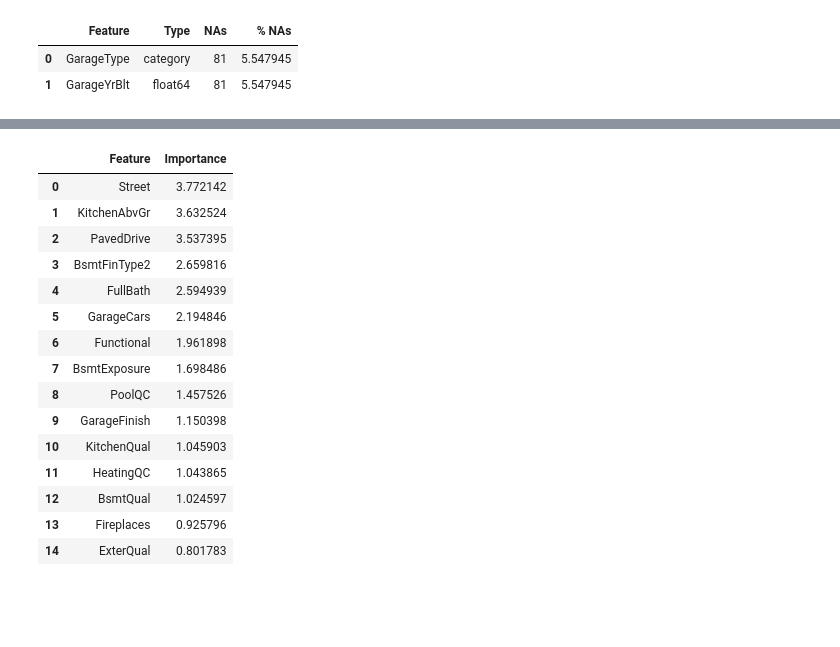
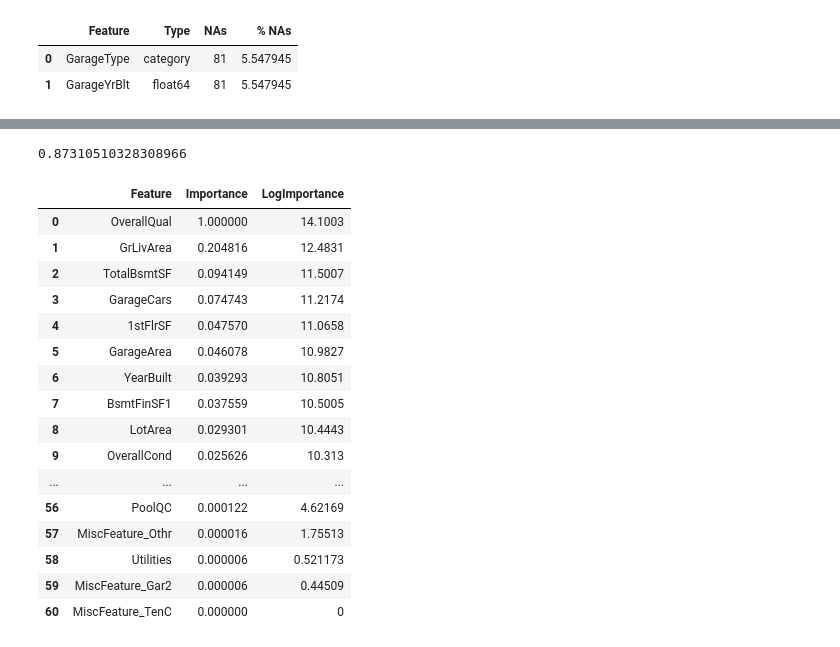
Before and after one commit to Hodapp87/kaggle-house-prices, a Jupyter notebook: Scratch for House Prices competition on Kaggle.ipynb, the cells around one changed output, grey strips where cells are left out. Drawn from its saved outputs; the diff is of its cells as text; code cells hidden in the pictures; blank space fills up the shorter version.

```diff
--- a/Scratch for House Prices competition on Kaggle.ipynb
+++ b/Scratch for House Prices competition on Kaggle.ipynb
@@ -433,28 +461,39 @@ for c in ("GarageYrBlt", "Id", "SalePrice"):
-# %%
-train_X = train[cols_numerical]
-train_Y = train["SalePrice"]
-imp = sklearn.feature_selection.mutual_info_classif(train_X, train_Y)
-mutual_info = pandas.DataFrame({"Feature": cols_numerical}).\
-    assign(Importance=imp).\
-    sort_values("Importance", ascending=False).\
-    reset_index(drop=True)
-mutual_info.head(15)
-# %% [output]
-|  | Feature | Importance |
-| 0 | Street | 3.772142 |
-| 1 | KitchenAbvGr | 3.632524 |
-| 2 | PavedDrive | 3.537395 |
-| 3 | BsmtFinType2 | 2.659816 |
-| 4 | FullBath | 2.594939 |
-| 5 | GarageCars | 2.194846 |
-| 6 | Functional | 1.961898 |
-| 7 | BsmtExposure | 1.698486 |
-| 8 | PoolQC | 1.457526 |
-| 9 | GarageFinish | 1.150398 |
-| 10 | KitchenQual | 1.045903 |
-| 11 | HeatingQC | 1.043865 |
-| 12 | BsmtQual | 1.024597 |
-| 13 | Fireplaces | 0.925796 |
-| 14 | ExterQual | 0.801783 |
+# %%
+train_X = train[cols_numerical]
+train_Y = train["LogSalePrice"]
+rf = sklearn.ensemble.RandomForestRegressor(
+    n_estimators=1000, n_jobs=-1, oob_score=True, random_state=12348)
+rf = rf.fit(train_X, train_Y)
+rf.oob_score_
+# %% [output]
+0.87310510328308966
+# %%
+features = pandas.DataFrame(
+    {"Feature": list(train_X.columns),
+     "Importance": rf.feature_importances_}).\
+    sort_values("Importance", ascending=False).\
+    reset_index(drop=True).\
+    assign(LogImportance = numpy.log(features.Importance)).\
+    assign(LogImportance = features.LogImportance - min(features.LogImportance))
+features.Importance /= features.Importance.iloc[0]
+features.style.format({"Importance": "{:.6f}"})
+# %% [output]
+|  | Feature | Importance | LogImportance |
+| 0 | OverallQual | 1.000000 | 14.1003 |
+| 1 | GrLivArea | 0.204816 | 12.4831 |
+| 2 | TotalBsmtSF | 0.094149 | 11.5007 |
+| 3 | GarageCars | 0.074743 | 11.2174 |
+| 4 | 1stFlrSF | 0.047570 | 11.0658 |
+| 5 | GarageArea | 0.046078 | 10.9827 |
+| 6 | YearBuilt | 0.039293 | 10.8051 |
+| 7 | BsmtFinSF1 | 0.037559 | 10.5005 |
+| 8 | LotArea | 0.029301 | 10.4443 |
+| 9 | OverallCond | 0.025626 | 10.313 |
+| ... | ... | ... | ... |
+| 56 | PoolQC | 0.000122 | 4.62169 |
+| 57 | MiscFeature_Othr | 0.000016 | 1.75513 |
+| 58 | Utilities | 0.000006 | 0.521173 |
+| 59 | MiscFeature_Gar2 | 0.000006 | 0.44509 |
+| 60 | MiscFeature_TenC | 0.000000 | 0 |
 # %%
 %matplotlib inline
```
Also changed, not shown: parts of 22 cells of this notebook.
